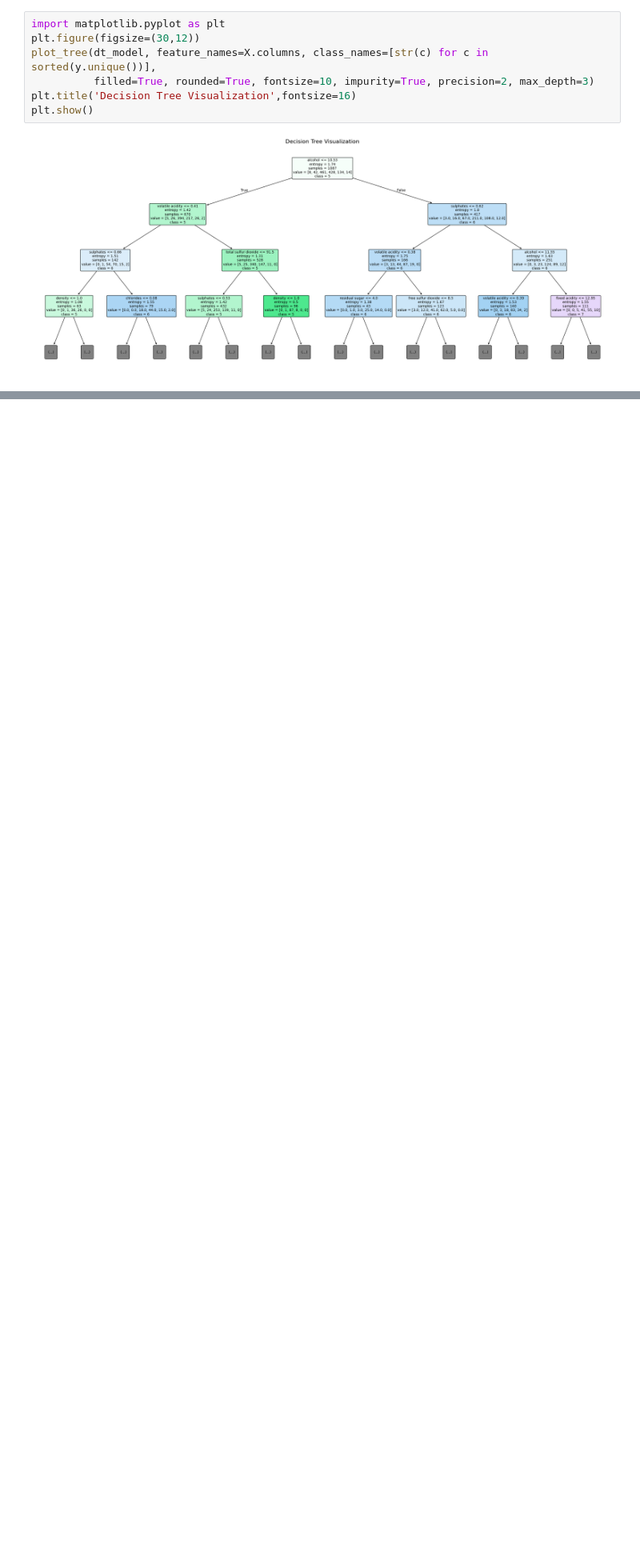
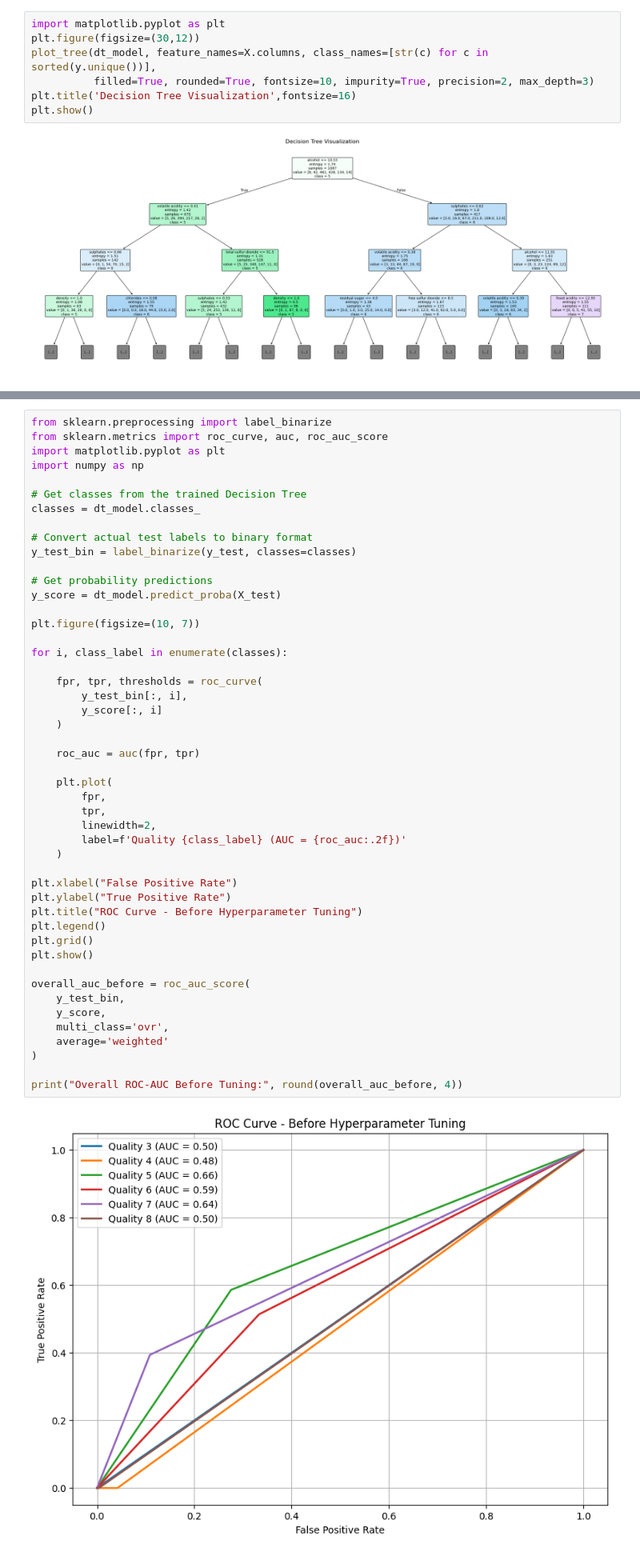
Before and after one commit to lokikun-glitch/Machine-Learning-Projects, a Jupyter notebook: PRAC4.ipynb, the cells around one changed output, grey strips where cells are left out. Shown at 80% size. Drawn from its saved outputs; the diff is of its cells as text; blank space fills up the shorter version.

```diff
--- a/PRAC4.ipynb
+++ b/PRAC4.ipynb
@@ -399,0 +416,50 @@ plt.show()
+# %%
+from sklearn.preprocessing import label_binarize
+from sklearn.metrics import roc_curve, auc, roc_auc_score
+import matplotlib.pyplot as plt
+import numpy as np
+
+# Get classes from the trained Decision Tree
+classes = dt_model.classes_
+
+# Convert actual test labels to binary format
+y_test_bin = label_binarize(y_test, classes=classes)
+
+# Get probability predictions
+y_score = dt_model.predict_proba(X_test)
+
+plt.figure(figsize=(10, 7))
+
+for i, class_label in enumerate(classes):
+
+    fpr, tpr, thresholds = roc_curve(
+        y_test_bin[:, i],
+        y_score[:, i]
+    )
+
+    roc_auc = auc(fpr, tpr)
+
+    plt.plot(
+        fpr,
+        tpr,
+        linewidth=2,
+        label=f'Quality {class_label} (AUC = {roc_auc:.2f})'
+    )
+
+plt.xlabel("False Positive Rate")
+plt.ylabel("True Positive Rate")
+plt.title("ROC Curve - Before Hyperparameter Tuning")
+plt.legend()
+plt.grid()
+plt.show()
+
+overall_auc_before = roc_auc_score(
+    y_test_bin,
+    y_score,
+    multi_class='ovr',
+    average='weighted'
+)
+
+print("Overall ROC-AUC Before Tuning:", round(overall_auc_before, 4))
+# %% [output]
+[figure, added]
```
Also changed, not shown: parts of 6 cells of this notebook.
